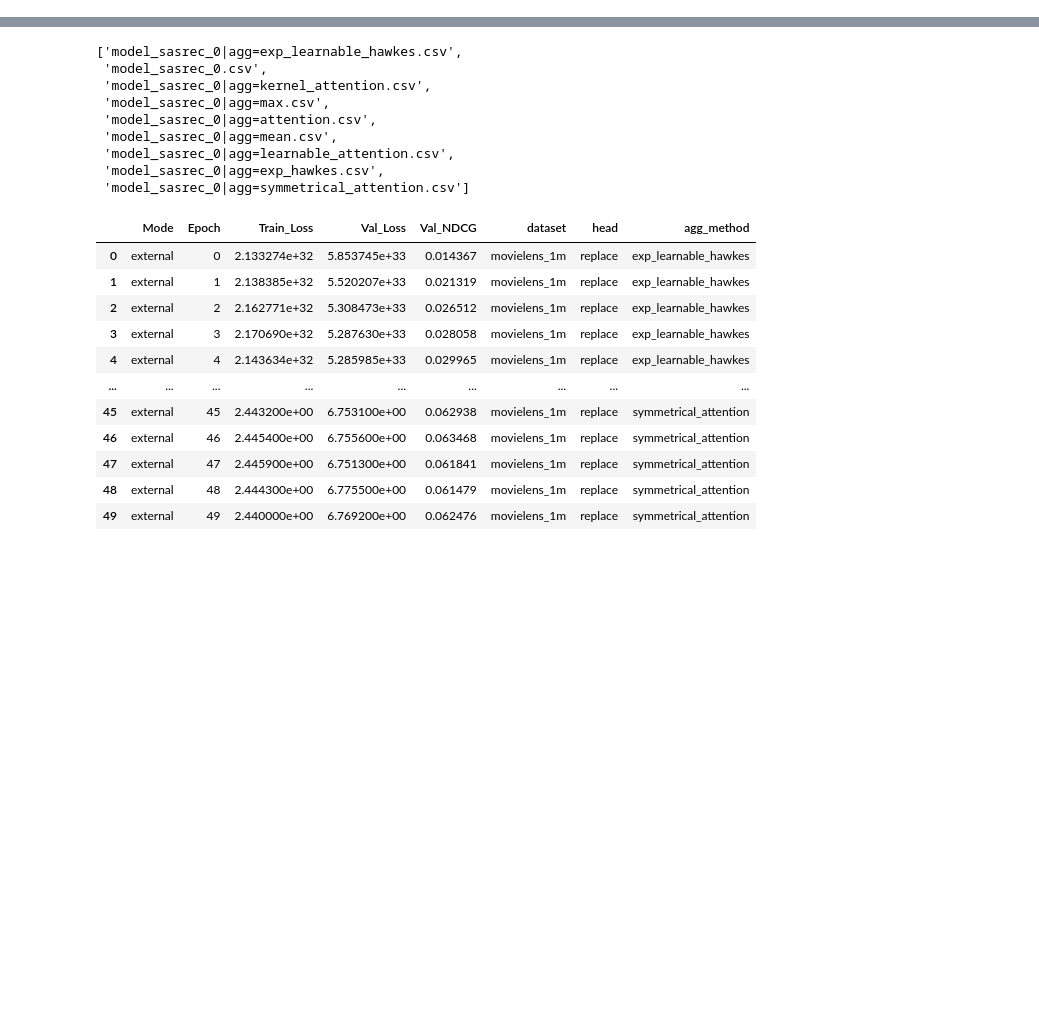
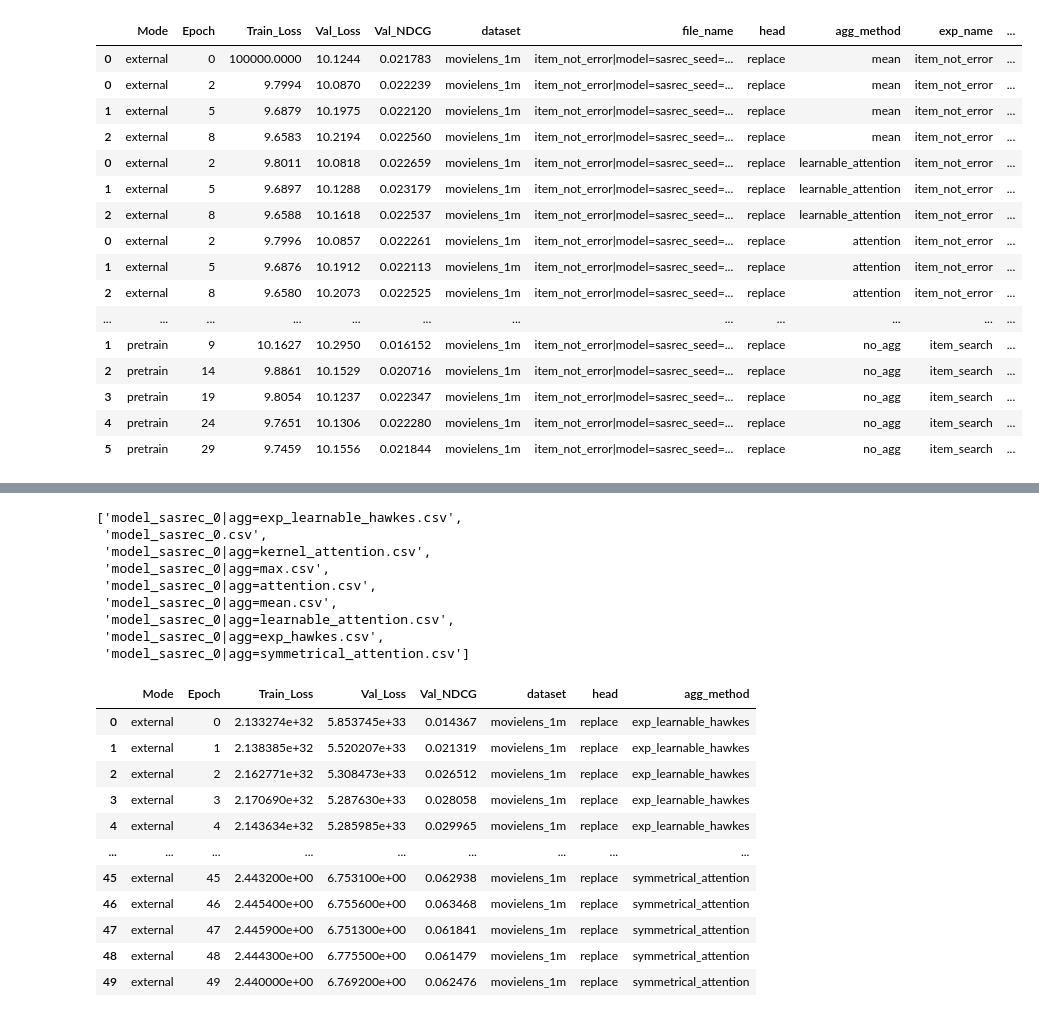
Before and after one commit to petrsokerin/Ext_RecSys, a Jupyter notebook: notebooks/res_analysis.ipynb, the cells around one changed output, grey strips where cells are left out. Drawn from its saved outputs; the diff is of its cells as text; code cells hidden in the pictures; blank space fills up the shorter version.

Commit message:
add hp and new datasets

```diff
--- a/notebooks/res_analysis.ipynb
+++ b/notebooks/res_analysis.ipynb
@@ -18,0 +24,4 @@ import seaborn as sns
+# %%
+path = 'checkpoints/beauty'
+all_files = [file for file in os.listdir(path)  if ".csv" in file ]
+all_files
@@ -18,0 +44,60 @@ import seaborn as sns
+# %%
+all_res = pd.DataFrame([])
+
+for file in all_files:
+    df = pd.read_csv(os.path.join(path, file))
+    df['dataset'] = 'movielens_1m'
+    df['file_name'] = file
+    if len(file.split('|')) > 1:
+        hp = file.split('|')[1]
+        method = hp
+        method = method.replace('.csv', '').replace('agg=', '')
+        df['head'] = 'replace'
+        df['agg_method'] = method
+    else:
+        df['head'] = '-'
+        df['agg_method'] = 'no_agg'
+
+    all_res = pd.concat([all_res, df])
+
+all_res_agg = all_res
+
+exp_mask = all_res_agg['file_name'].str.split('|').apply(lambda x: len(x)) == 3
+print(len(all_res_agg))
+all_res_agg = all_res_agg[exp_mask]
+print(len(all_res_agg))
+
+
+split_values = all_res_agg['file_name'].str.split('|', n=2, expand=True)
+all_res_agg[['exp_name', 'base_model', 'exp_hp']] = split_values
+
+
+all_res_agg = all_res_agg[all_res_agg['exp_name'] == 'item_not_error']
+
+all_res_agg['head_method'] =  all_res_agg['exp_hp'].str.split('__', n=2, expand=True)[1] \
+    .str.split('__', expand=True)[0] \
+    .str.replace('head=', '')
+
+all_res_agg['agg_method'] =  all_res_agg['exp_hp'].str.split('__', n=2, expand=True)[0] \
+    .str.split('__', expand=True)[0] \
+    .str.replace('agg=', '')
+
+all_res_agg['freeze'] =  all_res_agg['exp_hp'].str.split('__', n=2, expand=True)[2] \
+    .str.split('__', expand=True)[0] \
+    .str.replace('freeze=', '') \
+    .str.replace('.csv', '') \
+
+
+baselines = [f'item_not_error|model=sasrec_seed={seed}_final=items.csv' for seed in [0, 1, 2]]
+all_res_baseline = all_res[all_res['file_name'].isin(baselines)]
+all_res_baseline[['exp_name', 'exp_hp', 'head_method', 'agg_method', 'freeze']] = \
+'item_search', '', 'no_head', 'no_agg', 'False'
+
+all_res_baseline['base_model'] = all_res_baseline['file_name'].str.split('|', expand=True)[1].str.replace('.csv', '')
+
+all_res_agg = pd.concat([all_res_agg, all_res_baseline])
+
+all_res_agg['seed'] = all_res_agg['base_model'].str.split('_', expand=True)[1].str.replace('seed=', '').astype(int)
+
+all_res_agg
+# %% [output]
@@ -18,0 +123,17 @@ import seaborn as sns
+|  | Mode | Epoch | Train_Loss | Val_Loss | Val_NDCG | dataset | file_name | head | agg_method | exp_name | ... |
+| 0 | external | 0 | 100000.0000 | 10.1244 | 0.021783 | movielens_1m | item_not_error|model=sasrec_seed=... | replace | mean | item_not_error | ... |
+| 0 | external | 2 | 9.7994 | 10.0870 | 0.022239 | movielens_1m | item_not_error|model=sasrec_seed=... | replace | mean | item_not_error | ... |
+| 1 | external | 5 | 9.6879 | 10.1975 | 0.022120 | movielens_1m | item_not_error|model=sasrec_seed=... | replace | mean | item_not_error | ... |
+| 2 | external | 8 | 9.6583 | 10.2194 | 0.022560 | movielens_1m | item_not_error|model=sasrec_seed=... | replace | mean | item_not_error | ... |
+| 0 | external | 2 | 9.8011 | 10.0818 | 0.022659 | movielens_1m | item_not_error|model=sasrec_seed=... | replace | learnable_attention | item_not_error | ... |
+| 1 | external | 5 | 9.6897 | 10.1288 | 0.023179 | movielens_1m | item_not_error|model=sasrec_seed=... | replace | learnable_attention | item_not_error | ... |
+| 2 | external | 8 | 9.6588 | 10.1618 | 0.022537 | movielens_1m | item_not_error|model=sasrec_seed=... | replace | learnable_attention | item_not_error | ... |
+| 0 | external | 2 | 9.7996 | 10.0857 | 0.022261 | movielens_1m | item_not_error|model=sasrec_seed=... | replace | attention | item_not_error | ... |
+| 1 | external | 5 | 9.6876 | 10.1912 | 0.022113 | movielens_1m | item_not_error|model=sasrec_seed=... | replace | attention | item_not_error | ... |
+| 2 | external | 8 | 9.6580 | 10.2073 | 0.022525 | movielens_1m | item_not_error|model=sasrec_seed=... | replace | attention | item_not_error | ... |
+| ... | ... | ... | ... | ... | ... | ... | ... | ... | ... | ... | ... |
+| 1 | pretrain | 9 | 10.1627 | 10.2950 | 0.016152 | movielens_1m | item_not_error|model=sasrec_seed=... | replace | no_agg | item_search | ... |
+| 2 | pretrain | 14 | 9.8861 | 10.1529 | 0.020716 | movielens_1m | item_not_error|model=sasrec_seed=... | replace | no_agg | item_search | ... |
+| 3 | pretrain | 19 | 9.8054 | 10.1237 | 0.022347 | movielens_1m | item_not_error|model=sasrec_seed=... | replace | no_agg | item_search | ... |
+| 4 | pretrain | 24 | 9.7651 | 10.1306 | 0.022280 | movielens_1m | item_not_error|model=sasrec_seed=... | replace | no_agg | item_search | ... |
+| 5 | pretrain | 29 | 9.7459 | 10.1556 | 0.021844 | movielens_1m | item_not_error|model=sasrec_seed=... | replace | no_agg | item_search | ... |
```
Also changed, not shown: parts of 24 cells of this notebook, 9 other files.
